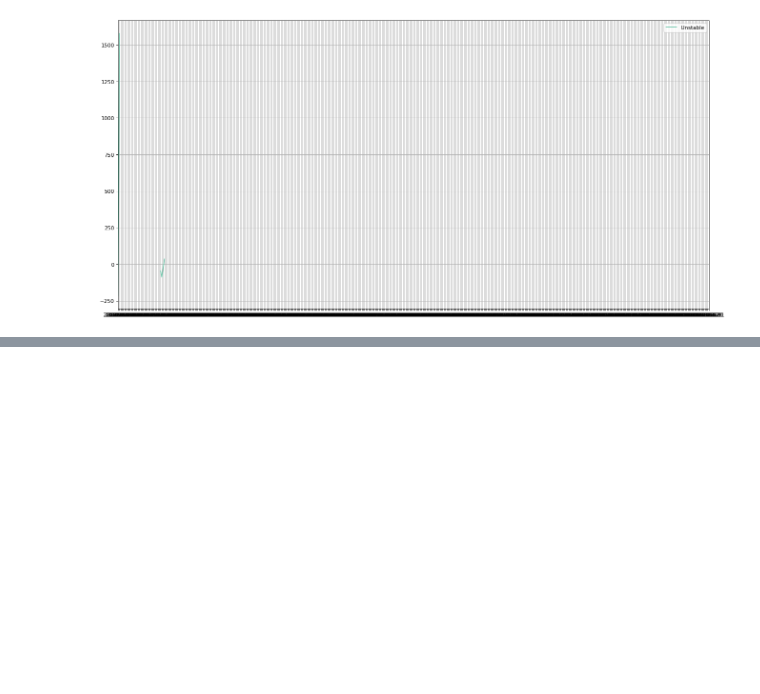
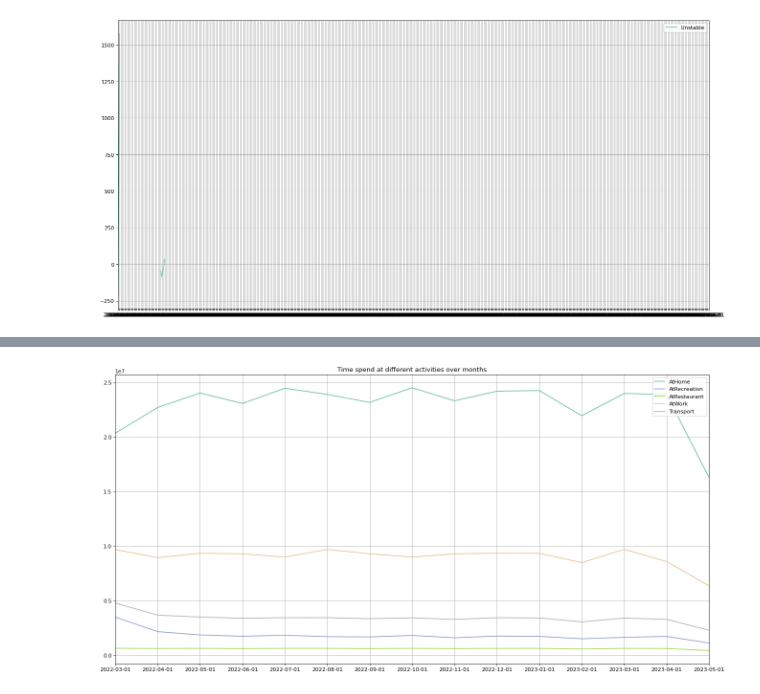
Before and after one commit to blukitas/Viz_2022_Grupo_4, a Jupyter notebook: docker/Notebooks/01.financial_status_over_time.ipynb, the cells around one changed output, grey strips where cells are left out. Drawn from its saved outputs; the diff is of its cells as text; code cells hidden in the pictures; blank space fills up the shorter version.

```diff
--- a/docker/Notebooks/01.financial_status_over_time.ipynb
+++ b/docker/Notebooks/01.financial_status_over_time.ipynb
@@ -105,0 +129,13 @@ plt.show()
+# %%
+SQL = """  select
+                concat(vd.dt_year,'-', vd.dt_month, '-01')::date "dt_month",
+                currentmode,
+                sum(ts_spend_minutes) time_spend,
+                avg(availablebalance::numeric) avg_available_balance
+            from activitylogs a
+              inner join vo_date vd on a.ts_min::date = vd.dt_date
+            group by concat(vd.dt_year,'-', vd.dt_month, '-01'), currentmode
+            order by concat(vd.dt_year,'-', vd.dt_month, '-01'), currentmode
+        """
+# %%
+df = pd.read_sql(SQL, engine)
@@ -105,0 +156,5 @@ plt.show()
+# %%
+df = df.pivot(
+    index="currentmode", columns="dt_month", values="time_spend"
+).reset_index()
+# df = df.pivot(index="financialstatus", columns="ts", values="max_availablebalance").reset_index()
@@ -105,0 +170,13 @@ plt.show()
+# %%
+from pandas.plotting import parallel_coordinates
+
+fig, ax = plt.subplots(figsize=(20, 10), dpi=80)
+# Turns off grid on the left Axis.
+ax.grid(False)
+parallel_coordinates(
+    df, "currentmode", colormap=plt.get_cmap("Set2"), ax=ax, axvlines=False
+)
+ax.set_title("Time spend at different activities over months")
+plt.show()
+# %% [output]
+[figure, added]
```
Also changed, not shown: parts of 8 cells of this notebook, 1 other file.
